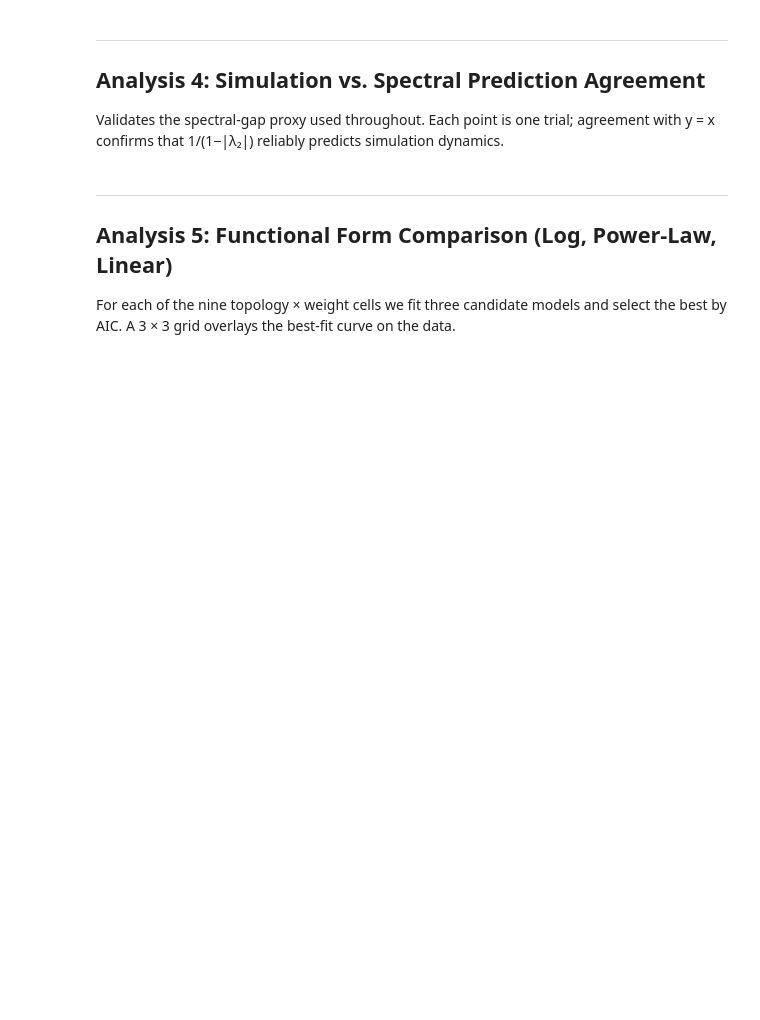
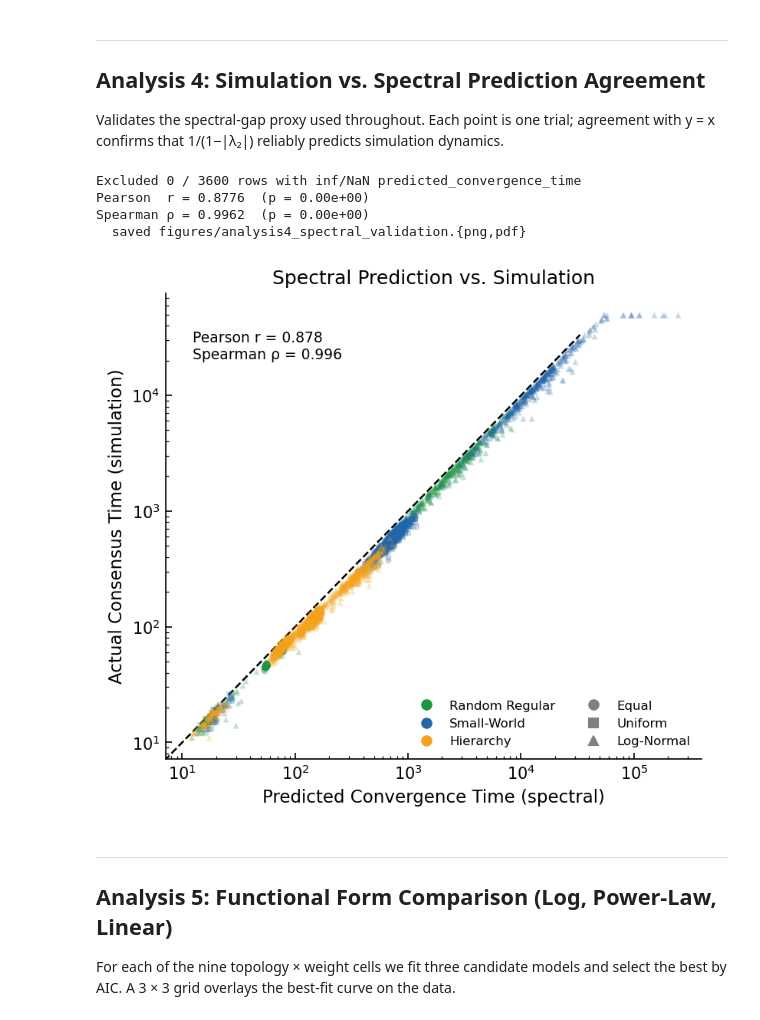
Before and after one commit to caleb-chandler/hierarchy-info-project, a Jupyter notebook: analysis.ipynb, the cells around one changed output. Drawn from its saved outputs; the diff is of its cells as text; code cells hidden in the pictures; blank space fills up the shorter version.

```diff
--- a/analysis.ipynb
+++ b/analysis.ipynb
@@ -361,35 +420,42 @@ for topo in TOPOS:
         td = valid[(valid['topology'] == topo) &
                    (valid['weight_condition'] == wc)]
         ax.scatter(
             td['predicted_convergence_time'], td['consensus_time'],
             color=TOPO_COLORS[topo], marker=WEIGHT_MARKERS[wc],
             alpha=0.25, s=14, linewidths=0, zorder=2,
         )
 
 lim_max = np.nanpercentile(
     np.concatenate([valid['predicted_convergence_time'].values,
                     valid['consensus_time'].values]), 99) * 1.1
 ax.plot([0, lim_max], [0, lim_max], 'k--', lw=1.2, label='y = x', zorder=1)
-ax.set_xlim(0, lim_max)
-ax.set_ylim(0, lim_max)
 
 ax.set_xlabel('Predicted Convergence Time (spectral)')
 ax.set_ylabel('Actual Consensus Time (simulation)')
+ax.set_xscale('log')
+ax.set_yscale('log')
 ax.set_title('Spectral Prediction vs. Simulation')
 ax.text(0.05, 0.92,
         f'Pearson r = {pearson_r:.3f}\nSpearman ρ = {spearman_r:.3f}',
         transform=ax.transAxes, fontsize=9, va='top')
 
 topo_handles = [Line2D([0],[0], color=TOPO_COLORS[t], lw=0,
                        marker='o', markersize=6, label=t) for t in TOPOS]
 wt_handles   = [Line2D([0],[0], color='grey', lw=0,
                        marker=WEIGHT_MARKERS[w], markersize=6, label=w)
                 for w in WEIGHTS]
 ax.legend(handles=topo_handles + wt_handles, frameon=False,
           ncol=2, fontsize=8, loc='lower right')
 
+plt.tight_layout()
 savefig(fig, 'analysis4_spectral_validation')
 plt.show()
+# %% [output]
+Excluded 0 / 3600 rows with inf/NaN predicted_convergence_time
+Pearson  r = 0.8776  (p = 0.00e+00)
+Spearman ρ = 0.9962  (p = 0.00e+00)
+  saved figures/analysis4_spectral_validation.{png,pdf}
+[figure, added]
 # %% [markdown]
 ---
 ## Analysis 5: Functional Form Comparison (Log, Power-Law, Linear)
```
Also changed, not shown: parts of 9 cells of this notebook, 33 other files.
